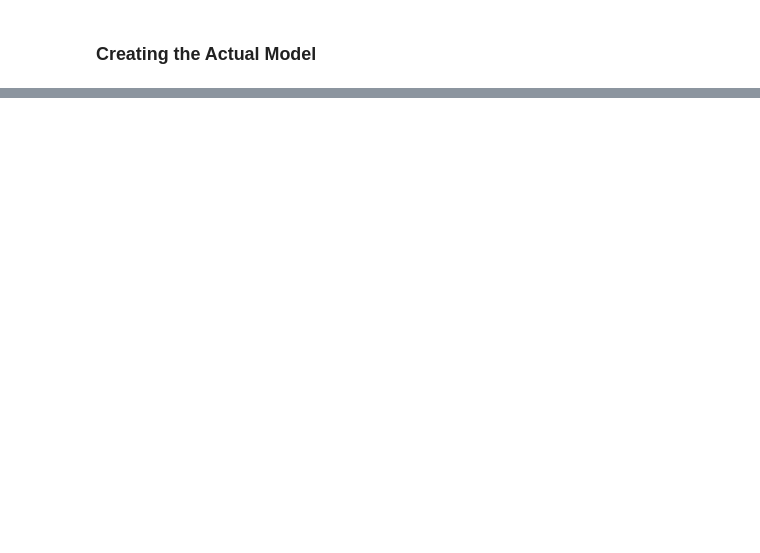
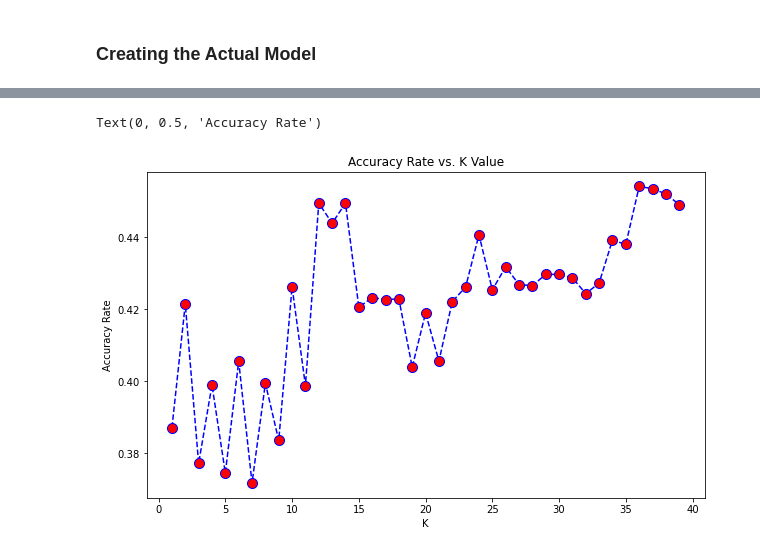
Before and after one commit to rjPajaro/AI-Activity-Projects, a Jupyter notebook: kNN-exercise/kNN-exercise.ipynb, the cells around one changed output, grey strips where cells are left out. Drawn from its saved outputs; the diff is of its cells as text; code cells hidden in the pictures; blank space fills up the shorter version.

```diff
--- a/kNN-exercise/kNN-exercise.ipynb
+++ b/kNN-exercise/kNN-exercise.ipynb
@@ -123,0 +162,7 @@ weighted avg       0.82      0.82      0.81      2982
+# %%
+sars_fi = sars.drop(['chou_fasman','emini','kolaskar_tongaonkar','parker'],axis=1)
+b_cell_fi = b_cell.drop(['chou_fasman','emini','kolaskar_tongaonkar','parker'],axis=1)
+
+df_fi = pd.concat([sars_fi,b_cell_fi], ignore_index=True)
+#df = sars.copy()
+df_fi.head()
@@ -123,0 +176,7 @@ weighted avg       0.82      0.82      0.81      2982
+# %%
+scaler_fi = StandardScaler()
+scaler_fi.fit(df_fi.drop('target',axis=1))
+scaled_features_fi = scaler_fi.transform(df_fi.drop('target',axis=1))
+
+df_feat_fi = pd.DataFrame(scaled_features_fi,columns=df_fi.columns[:-1])
+df_feat_fi.head()
@@ -123,0 +190,19 @@ weighted avg       0.82      0.82      0.81      2982
+# %%
+accuracy_rate_fi = []
+error_rate_fi = []
+
+for i in range(1,40):
+    knn_fi = KNeighborsClassifier(n_neighbors=i)
+    score_fi=cross_val_score(knn_fi,df_feat_fi,df_fi['target'],cv=10)
+    accuracy_rate_fi.append(score_fi.mean())
+    error_rate_fi.append(1-score_fi.mean())
+# %%
+plt.figure(figsize=(10,6))
+plt.plot(range(1,40),accuracy_rate_fi,color='blue', linestyle='dashed', marker='o',
+         markerfacecolor='red', markersize=10)
+plt.title('Accuracy Rate vs. K Value')
+plt.xlabel('K')
+plt.ylabel('Accuracy Rate')
+# %% [output]
+Text(0, 0.5, 'Accuracy Rate')
+[figure, added]
```
Also changed, not shown: parts of 25 cells of this notebook.
